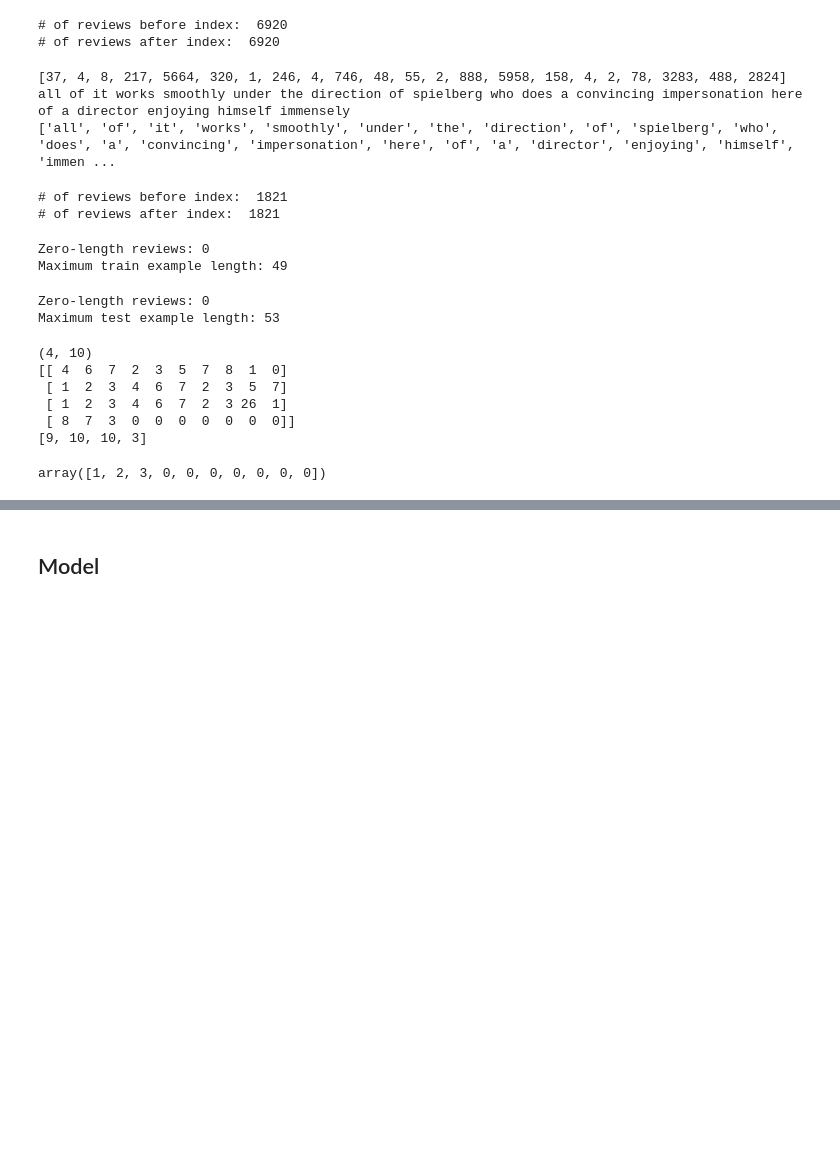
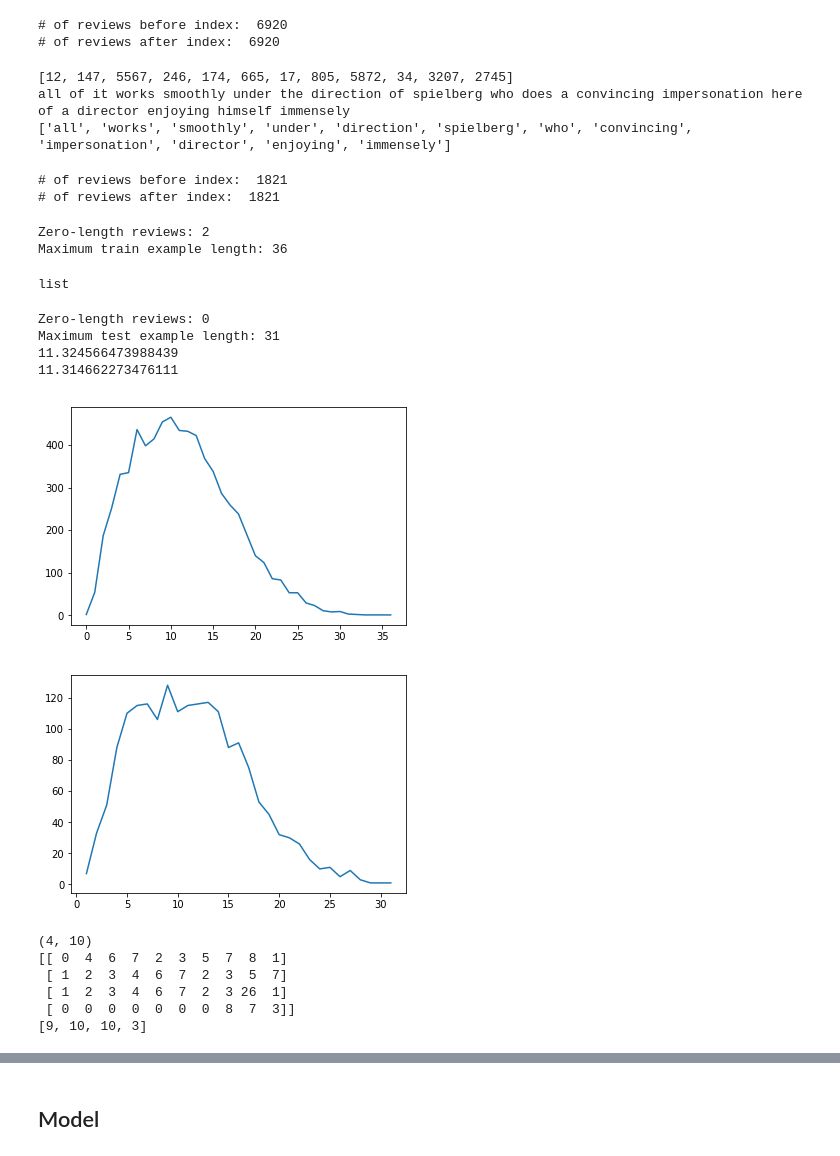
Before and after one commit to yankang18/deep-learning-study, a Jupyter notebook: natural_language_process/sentiment_analysis/sentiment_analysis_recursive_neural_network/stanford_recursive_network_sentiment_analysis_data_preparation_for_RNN.ipynb, the cells around one changed output, grey strips where cells are left out. Cells and saved outputs as stored; diff of their text form; code cells hidden in the pictures; blank space fills up the shorter version.

```diff
--- a/natural_language_process/sentiment_analysis/sentiment_analysis_recursive_neural_network/stanford_recursive_network_sentiment_analysis_data_preparation_for_RNN.ipynb
+++ b/natural_language_process/sentiment_analysis/sentiment_analysis_recursive_neural_network/stanford_recursive_network_sentiment_analysis_data_preparation_for_RNN.ipynb
@@ -142,22 +380,22 @@ def convert_to_int(reviews, vocab_to_int):
     print('# of reviews after index: ', len(reviews_ints))
     return reviews_ints
 # %%
-x_train = convert_to_int(train_comments_0, vocab_to_int)
+x_train = convert_to_int(train_comments_stopwords, vocab_to_int)
 # %% [output]
 # of reviews before index:  6920
 # of reviews after index:  6920
 # %%
 # test
 print(x_train[7])
-print(train_comments_0[7])
+print(train_comments_o[7])
 text = [index2word[idx] for idx in x_train[7]]
 print(text)
 # %% [output]
-[37, 4, 8, 217, 5664, 320, 1, 246, 4, 746, 48, 55, 2, 888, 5958, 158, 4, 2, 78, 3283, 488, 2824]
+[12, 147, 5567, 246, 174, 665, 17, 805, 5872, 34, 3207, 2745]
 all of it works smoothly under the direction of spielberg who does a convincing impersonation here of a director enjoying himself immensely
-['all', 'of', 'it', 'works', 'smoothly', 'under', 'the', 'direction', 'of', 'spielberg', 'who', 'does', 'a', 'convincing', 'impersonation', 'here', 'of', 'a', 'director', 'enjoying', 'himself', 'immen ...
+['all', 'works', 'smoothly', 'under', 'direction', 'spielberg', 'who', 'convincing', 'impersonation', 'director', 'enjoying', 'immensely']
 # %%
-x_test = convert_to_int(test_comments_0, vocab_to_int)
+x_test = convert_to_int(test_comments_stopwords, vocab_to_int)
 # %% [output]
 # of reviews before index:  1821
 # of reviews after index:  1821
@@ -165,18 +403,52 @@ x_test = convert_to_int(test_comments_0, vocab_to_int)
 from collections import Counter
 
 # Create length to frequency map
-x_train_lens = Counter([len(x) for x in x_train])
-print("Zero-length reviews: {}".format(x_train_lens[0]))
-print("Maximum train example length: {}".format(max(x_train_lens)))
+x_train_lens_map = Counter([len(x) for x in x_train])
+x_train_lens = [len(x) for x in x_train]
+print("Zero-length reviews: {}".format(x_train_lens_map[0]))
+print("Maximum train example length: {}".format(max(x_train_lens_map)))
 # %% [output]
-Zero-length reviews: 0
-Maximum train example length: 49
+Zero-length reviews: 2
+Maximum train example length: 36
+# %%
+type(list(x_train_lens_map.keys()))
+# %% [output]
+list
 # %%
 # Create length to frequency map
-x_test_lens = Counter([len(x) for x in x_test])
-print("Zero-length reviews: {}".format(x_test_lens[0]))
-print("Maximum test example length: {}".format(max(x_test_lens)))
+x_test_lens_map = Counter([len(x) for x in x_test])
+x_test_lens = [len(x) for x in x_test]
+print("Zero-length reviews: {}".format(x_test_lens_map[0]))
+print("Maximum test example length: {}".format(max(x_test_lens_map)))
+
+
+ave_len = 0
+for i in x_train:
+    ave_len += len(i)
+ave_len = ave_len / len(x_train)
+print(ave_len)
+
+ave_len = 0
+for i in x_test:
+#     print(i)
+    ave_len += len(i)
+ave_len = ave_len / len(x_test)
+print(ave_len)
 # %% [output]
 Zero-length reviews: 0
-Maximum test example length: 53
+Maximum test example length: 31
+11.324566473988439
+11.314662273476111
+# %%
+import matplotlib.pyplot as plt
+plt.plot(list(x_train_lens_map.keys()), list(x_train_lens_map.values()))
+# plt.axis([1000, 1500, 0, 55])
+plt.show()
+
+plt.plot(list(x_test_lens_map.keys()), list(x_test_lens_map.values()))
+# plt.axis([1000, 1500, 0, 55])
+plt.show()
+# %% [output]
+[figure, added]
+[figure, added]
 # %%
@@ -214,21 +509,14 @@ samples.append(sample1)
 samples.append(sample2)
 samples.append(sample3)
 samples.append(sample4)
-features_, lengths_ = padding(samples, 10)
+features_, lengths_ = left_padding(samples, 10)
 
 print(features_)
 print(lengths_)
 # %% [output]
 (4, 10)
-[[ 4  6  7  2  3  5  7  8  1  0]
+[[ 0  4  6  7  2  3  5  7  8  1]
  [ 1  2  3  4  6  7  2  3  5  7]
  [ 1  2  3  4  6  7  2  3 26  1]
- [ 8  7  3  0  0  0  0  0  0  0]]
+ [ 0  0  0  0  0  0  0  8  7  3]]
 [9, 10, 10, 3]
-# %%
-seq_len = 50
-kk = [1,2,3]
-pad = [0] * 7
-np.append(kk, pad)
-# %% [output]
-array([1, 2, 3, 0, 0, 0, 0, 0, 0, 0])
```
Also changed, not shown: parts of 60 cells of this notebook, 16 other files.
